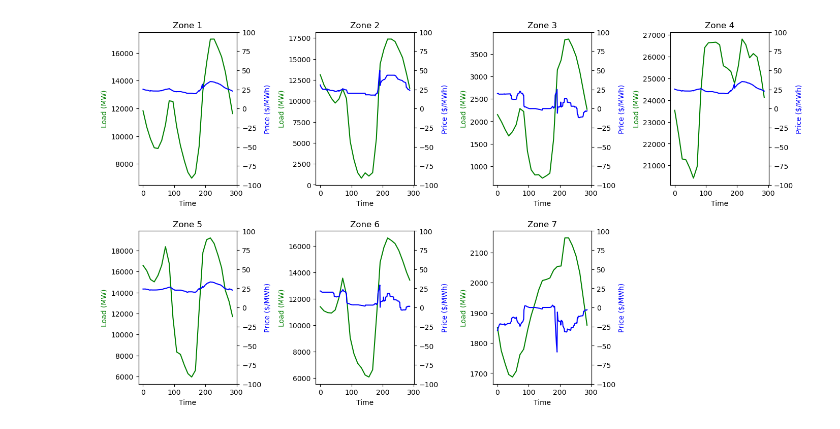
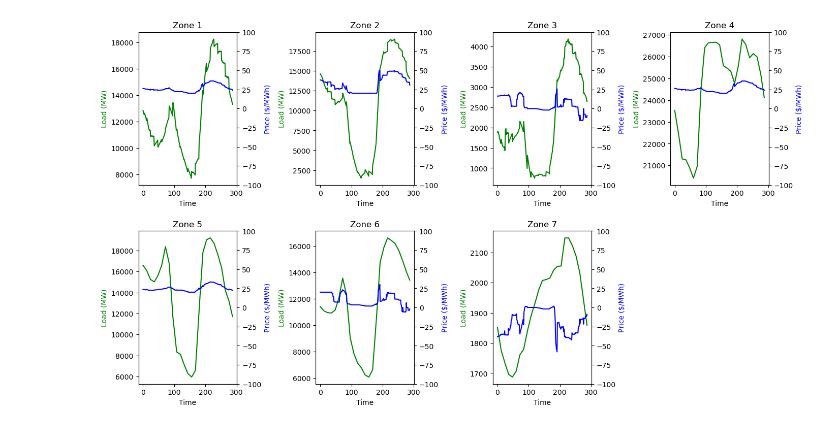
Before and after one commit to niklauskun/STESTS-Archive, a Jupyter notebook: Plot.ipynb, the cells around one changed output. Saved outputs shown, nothing was run; the diff lists cells and outputs as text; code cells hidden in the pictures.

```diff
--- a/Plot.ipynb
+++ b/Plot.ipynb
@@ -17,7 +17,8 @@ solargen = np.matmul(solarprofile,solarmap)
 windgen = np.matmul(windprofile,windmap)
 hydrogen = np.matmul(hydroprofile,hydromap)
 # %%
-df1 = pd.DataFrame(load - solargen - windgen - hydrogen)
+# df1 = pd.DataFrame(load - solargen - windgen - hydrogen)
+df1 = pd.DataFrame(- solargen - windgen - hydrogen)
 # %%
 new_index = np.linspace(0, df1.index.max(), 289)
 df1 = df1.set_index([np.repeat(np.arange(len(df1) // 25), 25), df1.index])
@@ -26,6 +27,8 @@ df1 = df1.interpolate()
 df1 = df1.reset_index(level=0, drop=True)
 # %%
 df1 = df1.reset_index(drop=True)[0:288]
+# %%
+df5 = pd.DataFrame(df4.values + df1.values)
 # %%
 # Define the time range
 time = range(288)
@@ -37,32 +40,32 @@ fig, axes = plt.subplots(nrows=2, ncols=4, figsize=(16, 9))
 fig.delaxes(axes[1][3])
 
 # Flatten the axes array to make it easier to iterate over
 axes = axes.flatten()
 
 # Loop through each zone
 for i in range(7):
     # Plot load and price for each zone
     ax1 = axes[i]
     ax2 = ax1.twinx()
 
-    ax1.plot(time, df1.iloc[:, i], 'g-')
+    ax1.plot(time, df5.iloc[:, i], 'g-')
     ax2.plot(time, df2.iloc[:, i], 'b-')
 
     # Set y-axis limits
     ax2.set_ylim(-100, 100)
 
     # Set labels
     ax1.set_ylabel('Load (MW)', color='g')
     ax2.set_ylabel('Price ($/MWh)', color='b')
     ax1.set_xlabel('Time')
 
     # Set title for each subplot
     ax1.set_title(f'Zone {i+1}')
 
 # Adjust the space between plots
 plt.subplots_adjust(wspace=0.8, hspace=0.3)
 
 # Show the plot
 plt.show()
 # %% [output]
-[figure, old version]
+[figure, new version]
```
Also changed, not shown: parts of 4 cells of this notebook, 4 other files.
